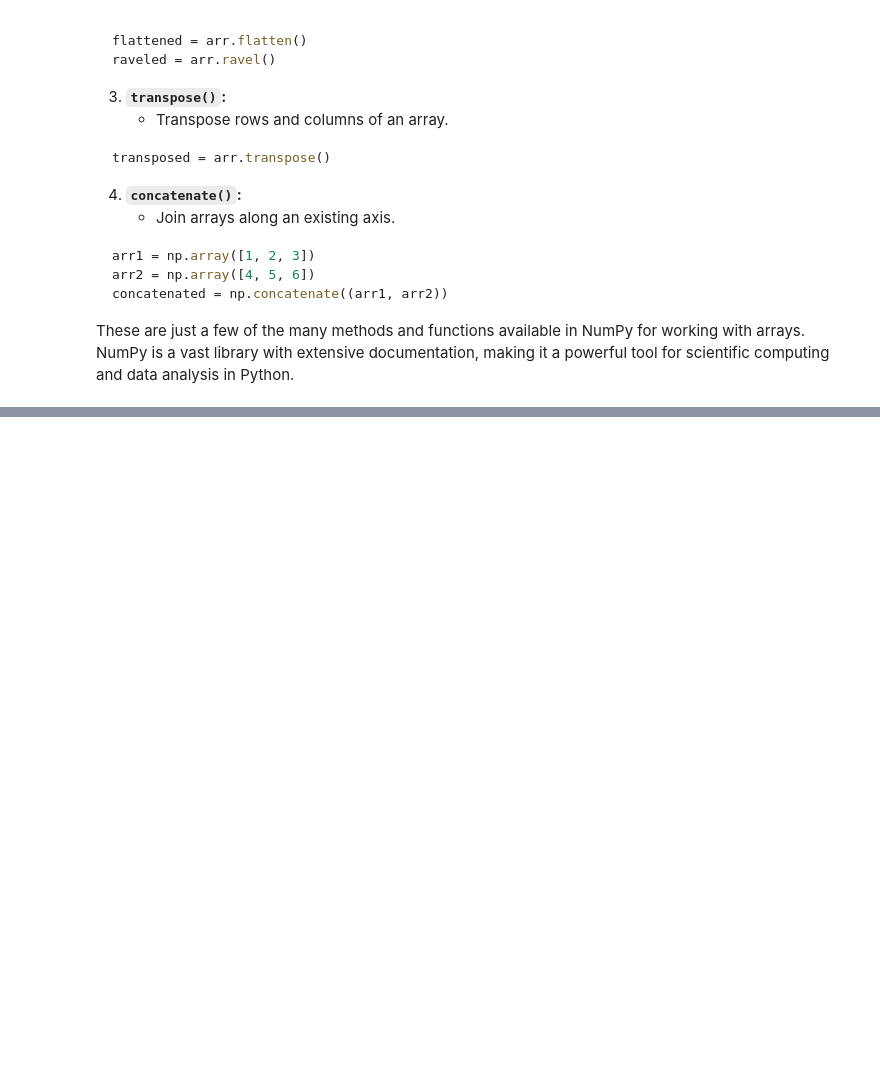
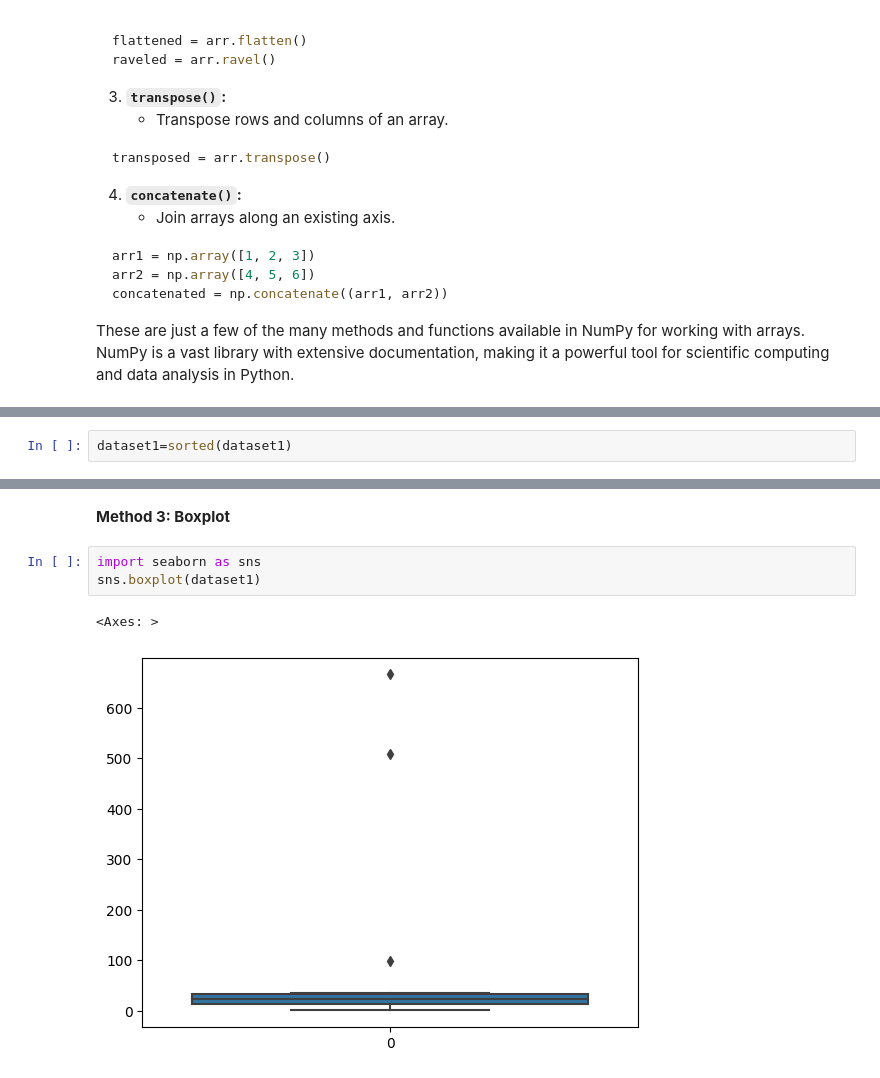
Before and after one commit to nikhilbordekar/Python_Practice, a Jupyter notebook: PYTHON_PRACTICE.ipynb, the cells around one changed output, grey strips where cells are left out. Saved outputs shown, nothing was run; the diff lists cells and outputs as text; blank space fills up the shorter version.

```diff
--- a/PYTHON_PRACTICE.ipynb
+++ b/PYTHON_PRACTICE.ipynb
@@ -1079,0 +1130,2 @@ These are just a few of the many methods and functions available in NumPy for wo
+# %%
+dataset1=sorted(dataset1)
@@ -1079,0 +1157,8 @@ These are just a few of the many methods and functions available in NumPy for wo
+# %% [markdown]
+**Method 3: Boxplot**
+# %%
+import seaborn as sns
+sns.boxplot(dataset1)
+# %% [output]
+<Axes: >
+[figure, added]
```
Also changed, not shown: parts of 13 cells of this notebook.
